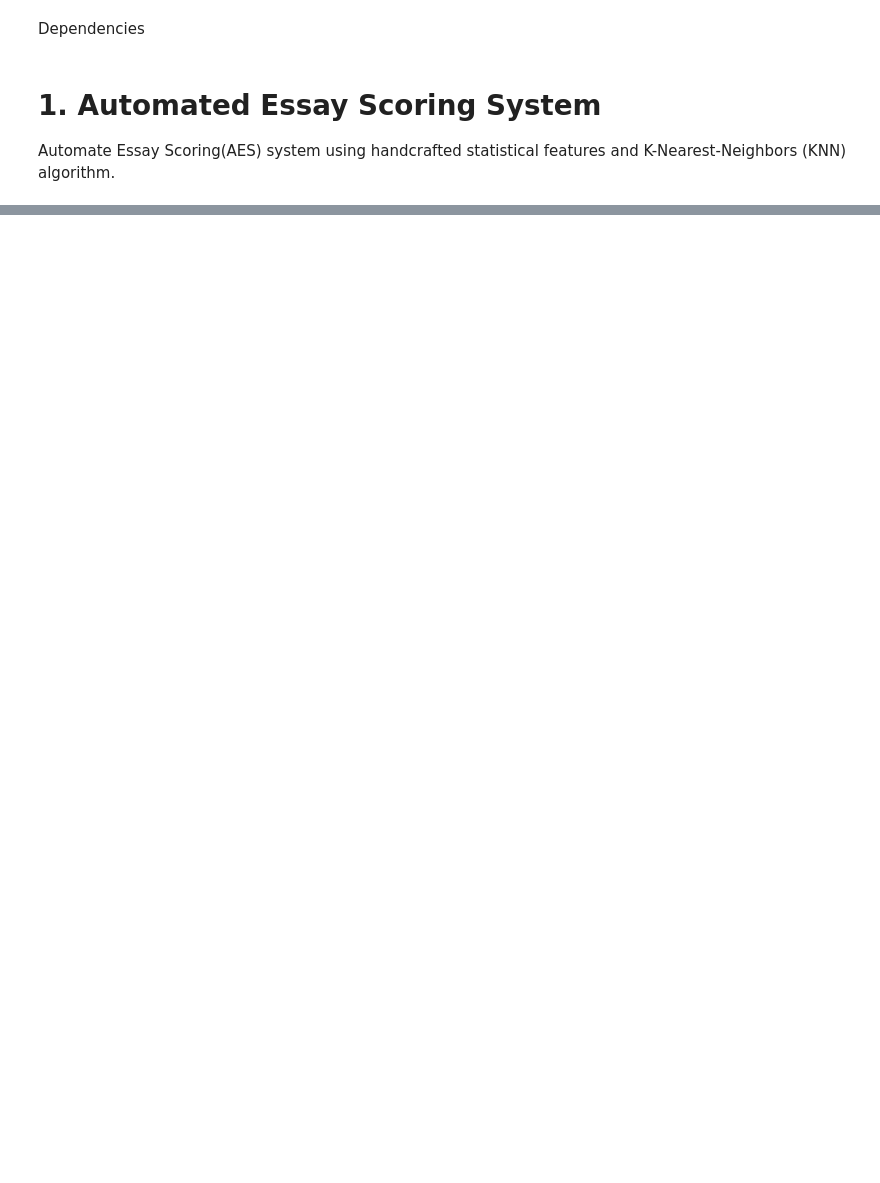
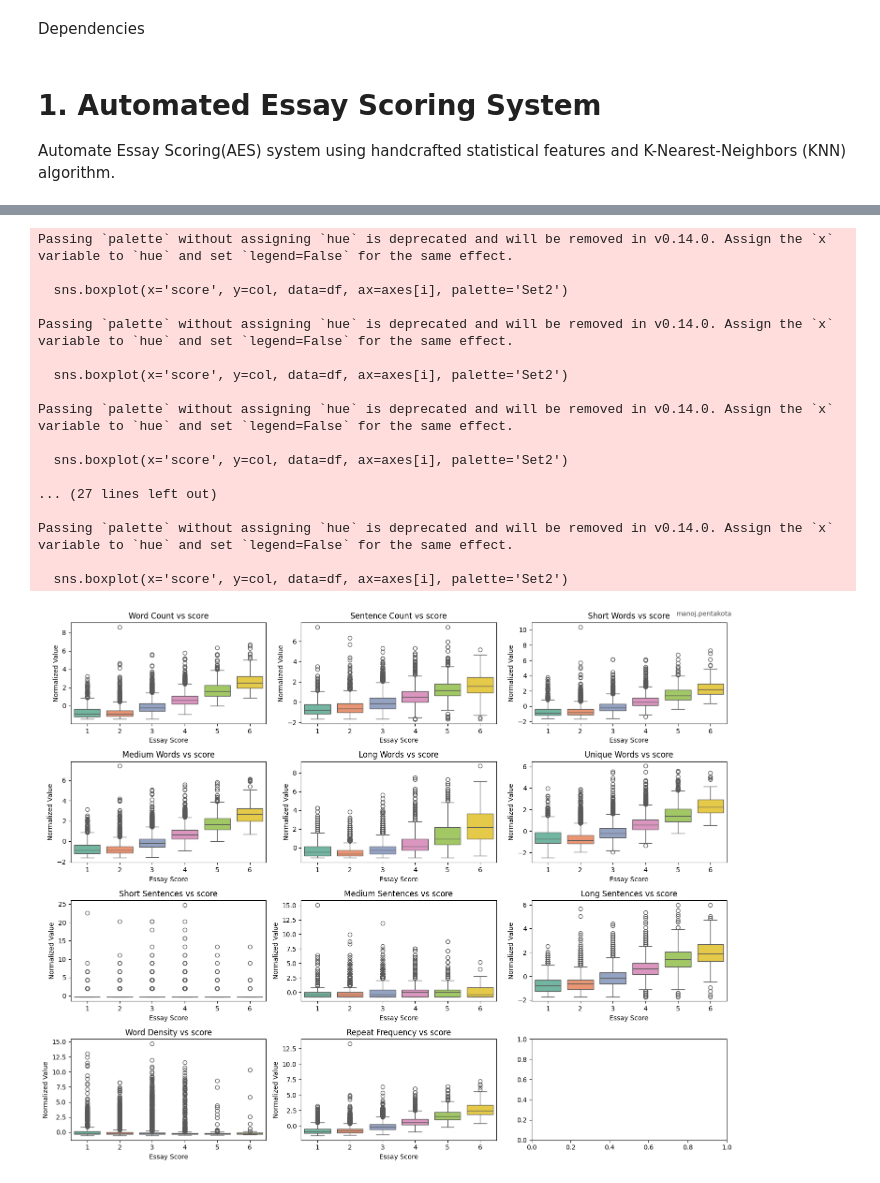
Before and after one commit to suryamanoj4/SMAI-A1, a Jupyter notebook: SMAI_A1.ipynb, the cells around one changed output, grey strips where cells are left out. Cells and saved outputs as stored; diff of their text form; code cells hidden in the pictures; blank space fills up the shorter version.

```diff
--- a/SMAI_A1.ipynb
+++ b/SMAI_A1.ipynb
@@ -57,0 +228,36 @@ df.head()
+# %%
+# box plots for per feature to score relation
+
+features_to_plot = [col for col in feature_cols  if col!= "score"]
+fig, axes = plt.subplots(nrows=4, ncols=3, figsize=(15, 12))
+axes = axes.flatten()
+
+for i,col in enumerate(features_to_plot):
+    sns.boxplot(x='score', y=col, data=df, ax=axes[i], palette='Set2')
+    axes[i].set_title(f'{col.replace("_", " ").title()} vs score')
+    axes[i].set_xlabel('Essay Score')
+    axes[i].set_ylabel('Normalized Value')
+
+fig.text(0.99, 0.99, "manoj.pentakota",ha='right',va='top',transform=plt.gcf().transFigure, fontsize=10,alpha=0.7)
+
+plt.tight_layout()
+plt.show()
+# %% [output]
+Passing `palette` without assigning `hue` is deprecated and will be removed in v0.14.0. Assign the `x` variable to `hue` and set `legend=False` for the same effect.
+
+  sns.boxplot(x='score', y=col, data=df, ax=axes[i], palette='Set2')
+
+Passing `palette` without assigning `hue` is deprecated and will be removed in v0.14.0. Assign the `x` variable to `hue` and set `legend=False` for the same effect.
+
+  sns.boxplot(x='score', y=col, data=df, ax=axes[i], palette='Set2')
+
+Passing `palette` without assigning `hue` is deprecated and will be removed in v0.14.0. Assign the `x` variable to `hue` and set `legend=False` for the same effect.
+
+  sns.boxplot(x='score', y=col, data=df, ax=axes[i], palette='Set2')
+
+... (27 lines left out)
+
+Passing `palette` without assigning `hue` is deprecated and will be removed in v0.14.0. Assign the `x` variable to `hue` and set `legend=False` for the same effect.
+
+  sns.boxplot(x='score', y=col, data=df, ax=axes[i], palette='Set2')
+[figure, added]
```
Also changed, not shown: parts of 6 cells of this notebook.
